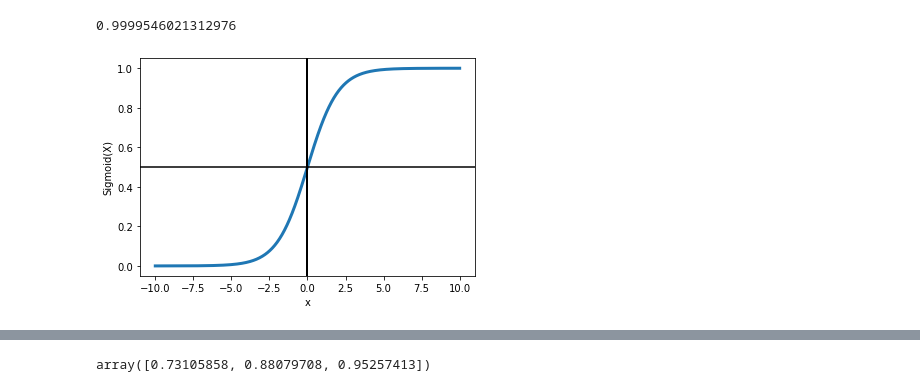
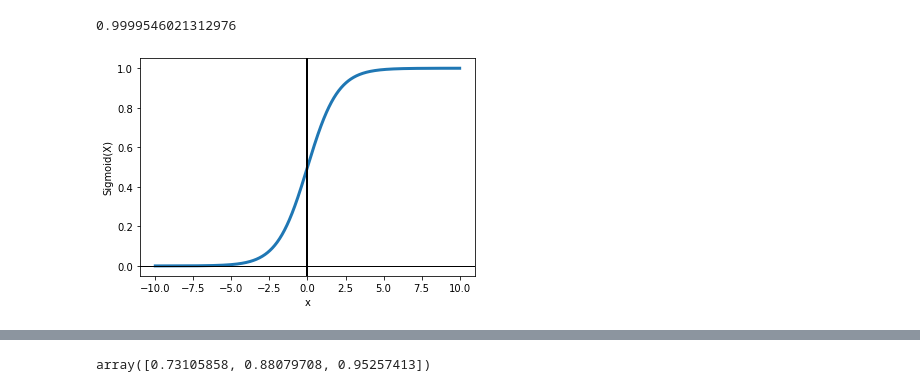
Before and after one commit to souvik0306/Neural-Networks-and-Deep-Learning-Coursera, a Jupyter notebook: Week 2/basics_with_numpy.ipynb, the cells around one changed output, grey strips where cells are left out. Saved outputs shown, nothing was run; the diff lists cells and outputs as text; code cells hidden in the pictures.

```diff
--- a/Week 2/basics_with_numpy.ipynb
+++ b/Week 2/basics_with_numpy.ipynb
@@ -11,17 +11,17 @@ sigmoid(10)
 # %%
 # Import matplotlib, numpy and math
 import matplotlib.pyplot as plt
 import numpy as np
 import math
 
 x = np.linspace(-10, 10, 1000)
 z = 1/(1 + np.exp(-x))
 
 plt.plot(x, z,linewidth=3)
 plt.xlabel("x")
 plt.ylabel("Sigmoid(X)")
 plt.axvline(x=0, c="black",linewidth=2)
-plt.axhline(y=0.5, c="black")
+plt.axhline(y=0, c="black",linewidth=1)
 plt.show()
 # %% [output]
-[figure, old version]
+[figure, new version]
```
Also changed, not shown: parts of 1 cell of this notebook, 2 other files.
